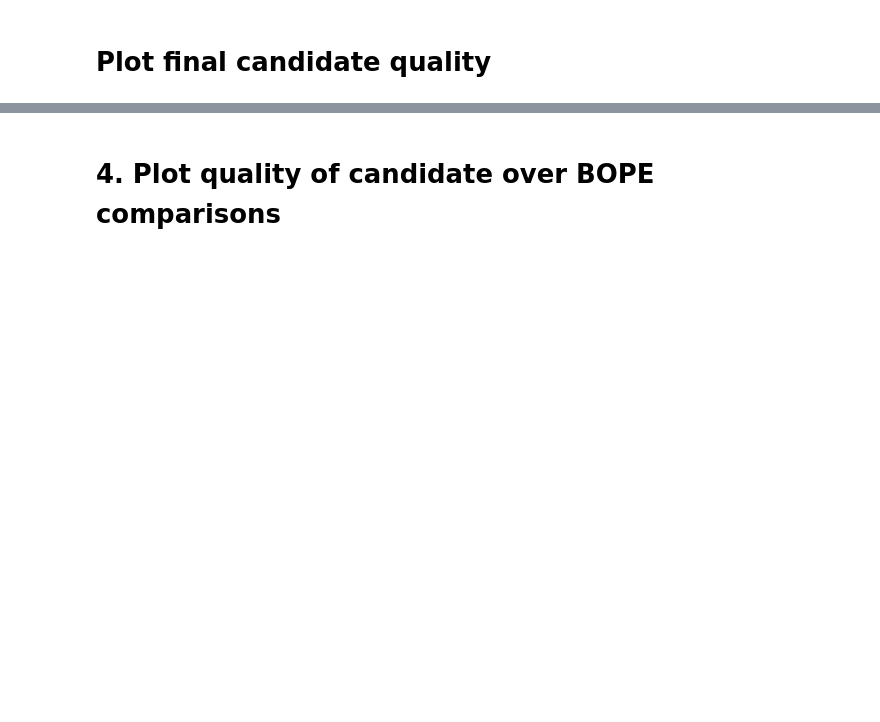
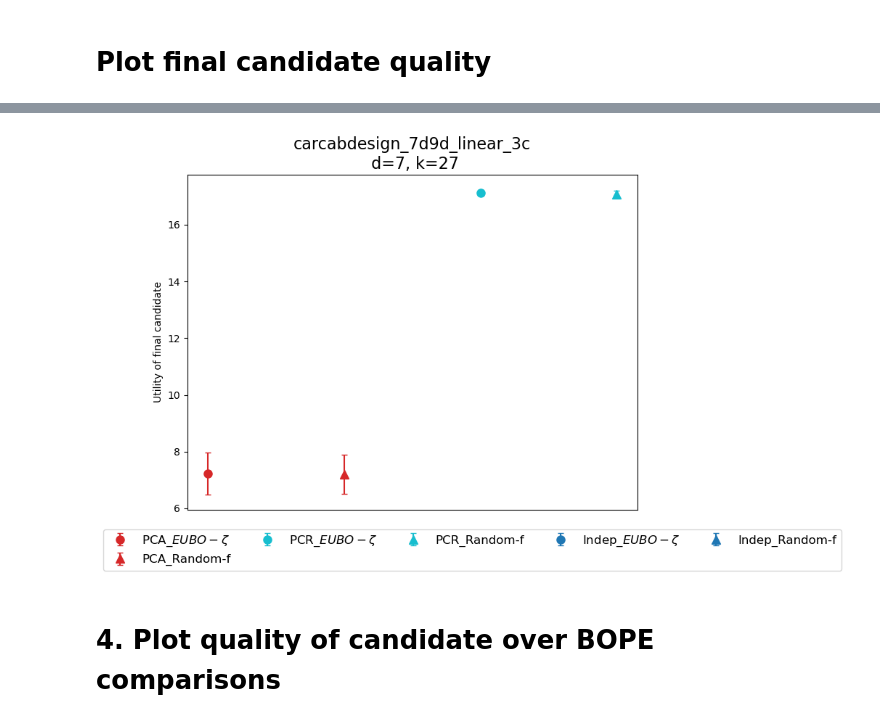
Before and after one commit to zyyjjj/low_rank_BOPE, a Jupyter notebook: notebooks/car_problems_new_code.ipynb, the cells around one changed output, grey strips where cells are left out. Cells and saved outputs as stored; diff of their text form; code cells hidden in the pictures; blank space fills up the shorter version.

```diff
--- a/notebooks/car_problems_new_code.ipynb
+++ b/notebooks/car_problems_new_code.ipynb
@@ -179,0 +201,88 @@ Text(0, 0.5, 'Utility of final candidate')
+# %%
+f, axs = plt.subplots(1, 1, figsize=(8, 6))
+
+every_n_comps = BASE_CONFIG["every_n_comps"]
+n_check_post_mean = BASE_CONFIG["n_check_post_mean"]
+input_dim = 5
+outcome_dim = 9
+
+problem = "carcabdesign_7d9d_linear_3c"
+
+exp_candidate_results = [res for i in range(NUM_TRIALS) for res in outputs[problem]["exp_candidate_results"][i]]
+
+exp_candidate_results_random = []
+exp_candidate_results_nonrandom = []
+
+for res in exp_candidate_results:
+    if res["strategy"] == "Random Experiment":
+        exp_candidate_results_random.append(res)
+    else:
+        exp_candidate_results_nonrandom.append(res)
+
+# Prepare the 2nd experimentation batch data for plot
+exp_df = pd.DataFrame(exp_candidate_results_nonrandom)
+exp_df["strategy"] = exp_df["strategy"].str.replace("EUBO-zeta", r"$EUBO-\\zeta$")
+exp_df["strategy"] = pd.Categorical(
+    exp_df["strategy"],
+    ["True Utility", "$EUBO-\zeta$", "Random-f"],
+)
+# exp_df.reindex(['st', 'pca', 'random_linear_proj'], level='method')
+
+exp_df = (
+    exp_df.groupby(["method", "strategy"], sort=False)
+    .agg({"mc_max_util_error": ["mean", "sem"]})
+    # .agg({"time_consumed": ["mean", "sem"]})
+    .droplevel(level=0, axis=1)
+    .reset_index()
+)
+
+
+# exp_df_random = pd.DataFrame(exp_candidate_results_random)
+# exp_df_random = (
+#     exp_df_random.groupby(["strategy"])
+#     .agg({"candidate_util": ["mean", "sem"]})
+#     .droplevel(level=0, axis=1)
+#     .reset_index()
+# )
+
+for name, group in exp_df.groupby(["method", "strategy"]):
+
+    if group["method"].values[0] == 'mtgp':
+        continue
+
+    if group["strategy"].values[0] in ["$EUBO-\zeta$", "Random-f"]:
+
+        axs.errorbar(
+            x=[group["method"].values[0] + "_" + group["strategy"].values[0]],
+            y=group["mean"],
+            yerr=1.96 * group["sem"],
+            fmt=marker_dict[name[1]],
+            markersize=8,
+            label=labels_dict[group["method"].values[0]] + "_" + group["strategy"].values[0],
+            linewidth=1.5,
+            capsize=3,
+            color=colors_dict[name[0]],
+            # transform = ax.transData + ScaledTranslation(-5/72, 0, fig.dpi_scale_trans)
+        )
+
+# TODO: plot random experiment result
+# axs.errorbar(
+#     x=exp_df_random["strategy"],
+#     y=exp_df_random["mean"],
+#     yerr=1.96 * exp_df_random["sem"],
+#     fmt="d",
+#     markersize=8,
+#     label="Random Experiment",
+#     linewidth=1.5,
+#     capsize=3,
+#     color="tab:grey",
+# )
+
+axs.set_title(
+    f"{problem}\n d={problems[problem][0]}, k={problems[problem][1]}", fontsize=16
+)
+axs.set_xticks([])
+
+axs.legend(bbox_to_anchor=(-0.2, -0.2), loc="lower left", ncol=5, fontsize=12)
+axs.set_ylabel("Utility of final candidate")
+# %% [output]
@@ -180,3 +290,4 @@ Text(0, 0.5, 'Utility of final candidate')
+[figure, added]
 # %% [markdown]
 # 4. Plot quality of candidate over BOPE comparisons
 # %%
```
Also changed, not shown: parts of 7 cells of this notebook, 4 other files.
